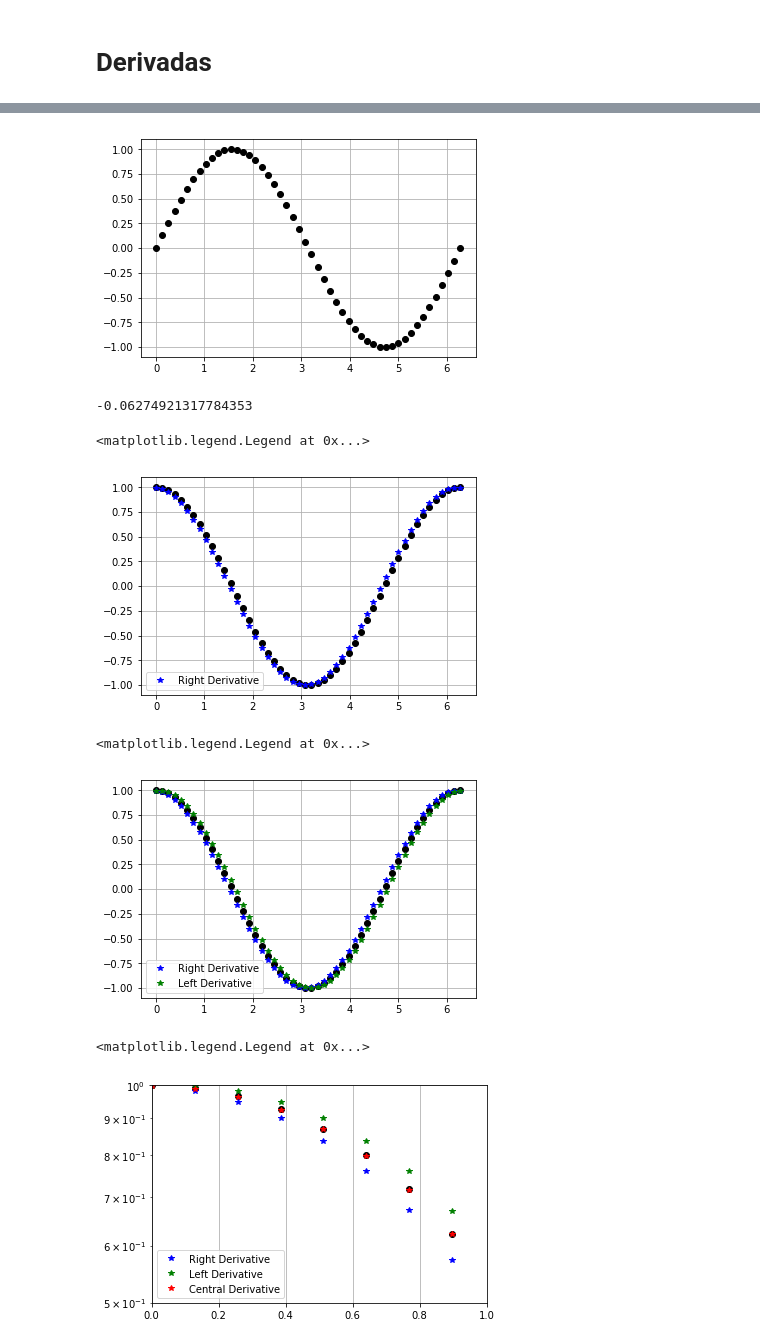
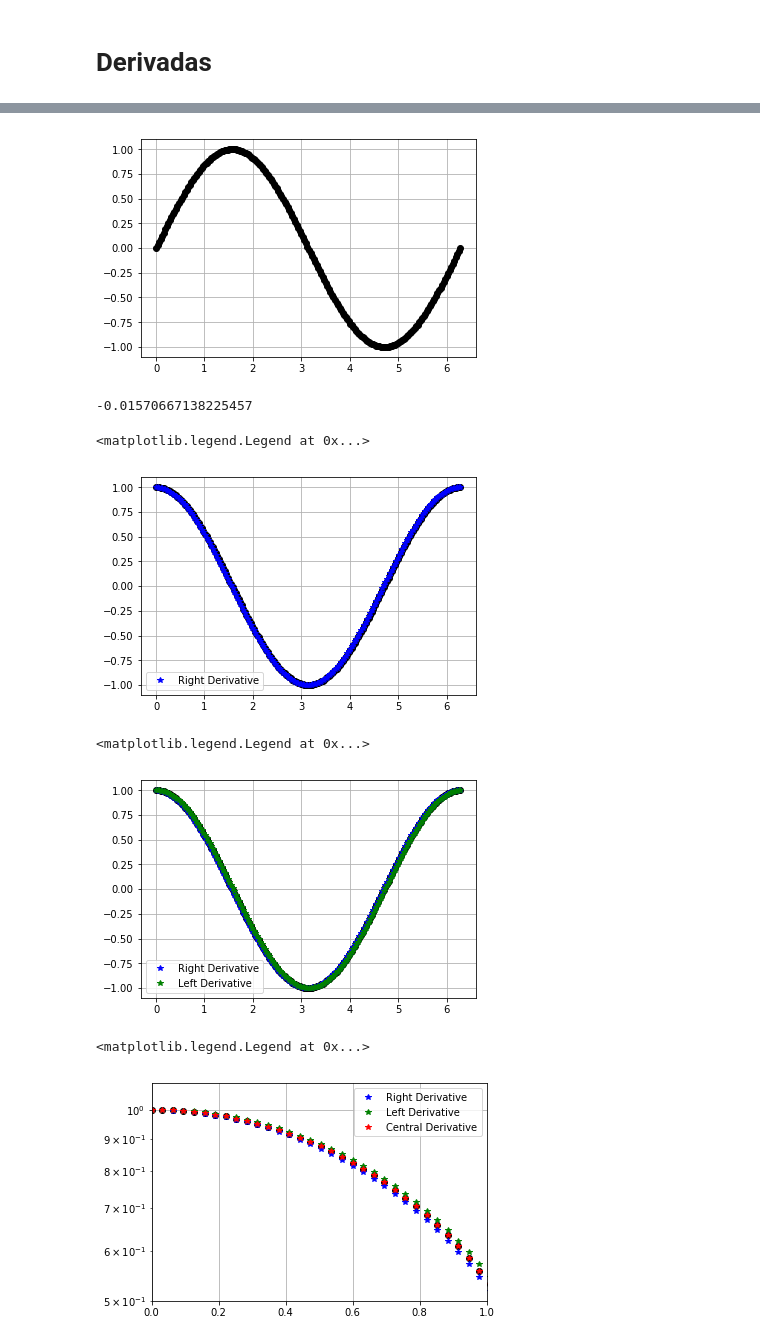
Before and after one commit to ray530/MetodosCompu2021, a Jupyter notebook: Week3/Derivacion.ipynb, the cells around one changed output, grey strips where cells are left out. Cells and saved outputs as stored; diff of their text form; code cells hidden in the pictures.

```diff
--- a/Week3/Derivacion.ipynb
+++ b/Week3/Derivacion.ipynb
@@ -42,7 +42,7 @@ def Function(x):
 def ExactDerivative(x):
     return np.cos(x)
 # %%
-xi, xf, Npoints = 0.,2*np.pi, 50
+xi, xf, Npoints = 0.,2*np.pi, 200
 h = (xf-xi)/float(Npoints)
 print(h)
 # %% [output]
@@ -57,9 +57,9 @@ Dye = ExactDerivative(x)
 plt.plot(x,y,'ko')
 plt.grid()
 # %% [output]
-[figure, old version]
+[figure, new version]
 # %%
-def RigthDerivative(f,x,h):
+def RightDerivative(f,x,h):
 
     d = 0.
 
@@ -68,13 +68,13 @@ def RigthDerivative(f,x,h):
 
     return d
 # %%
-print(RigthDerivative(Function,0.5*np.pi,h))
+print(RightDerivative(Function,0.5*np.pi,h))
 
 # Right subestima los valores
 # %% [output]
--0.06274921317784353
+-0.01570667138225457
 # %%
-Dyr = RigthDerivative(Function,x,h)
+Dyr = RightDerivative(Function,x,h)
 # %%
 plt.plot(x,Dye,'ko')
 plt.plot(x,Dyr,'b*', label='Right Derivative')
@@ -82,7 +82,7 @@ plt.grid()
 plt.legend()
 # %% [output]
 <matplotlib.legend.Legend at 0x...>
-[figure, old version]
+[figure, new version]
 # %%
 def LeftDerivative(f,x,h):
 
@@ -102,7 +102,7 @@ plt.grid()
 plt.legend()
 # %% [output]
 <matplotlib.legend.Legend at 0x...>
-[figure, old version]
+[figure, new version]
 # %%
 def CentralDerivative(f,x,h):
 
@@ -117,14 +117,14 @@ Dyc = CentralDerivative(Function,x,h)
 # %%
 plt.plot(x,Dye,'ko')
 plt.plot(x,Dyr,'b*', label='Right Derivative')
 plt.plot(x,Dyl,'g*', label='Left Derivative')
 plt.plot(x,Dyc,'r*', label='Central Derivative')
 plt.grid()
 plt.xlim(0.,1.)
-plt.ylim(0.5,1.)
+plt.ylim(0.5,1.1)
 plt.yscale('log')
 plt.legend()
 # %% [output]
 <matplotlib.legend.Legend at 0x...>
-[figure, old version]
+[figure, new version]
 # %% [markdown]
```
Also changed, not shown: parts of 11 cells of this notebook.
